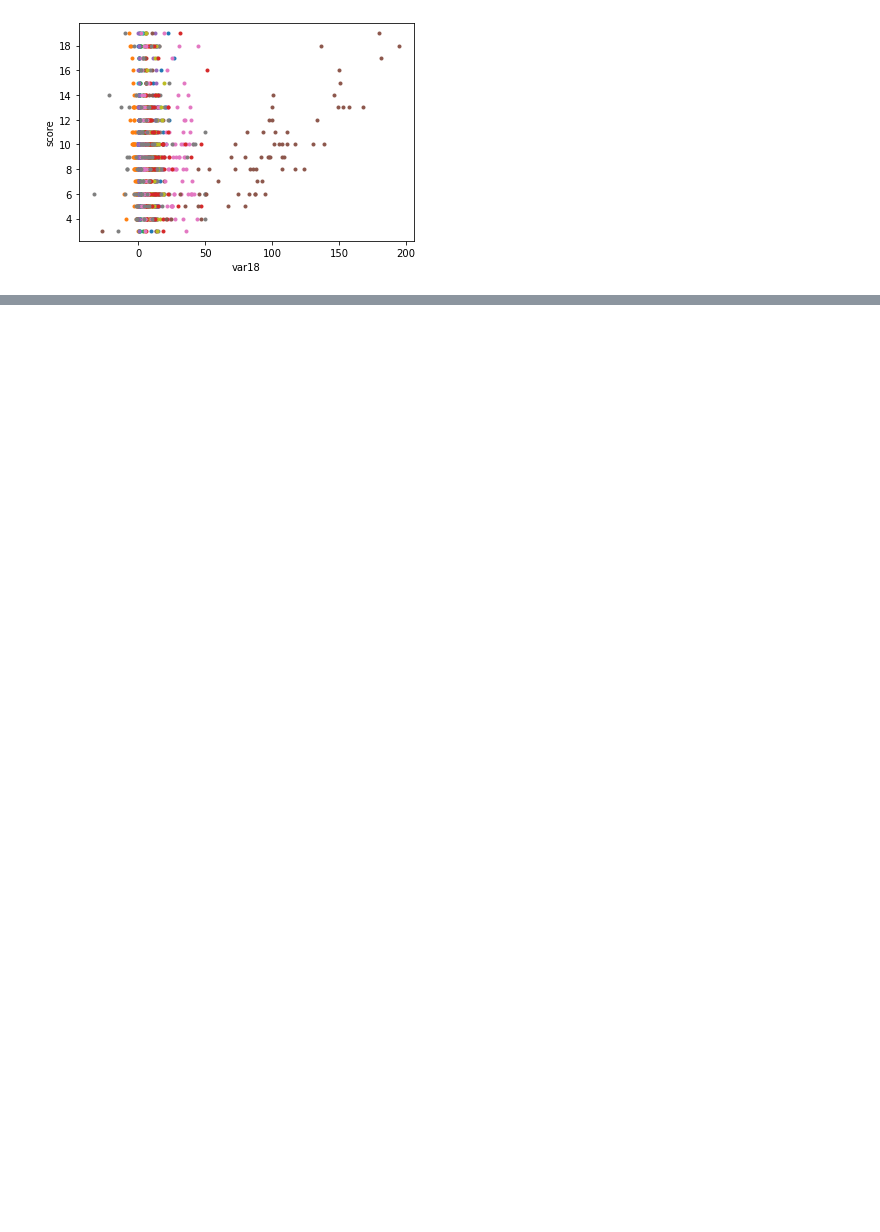
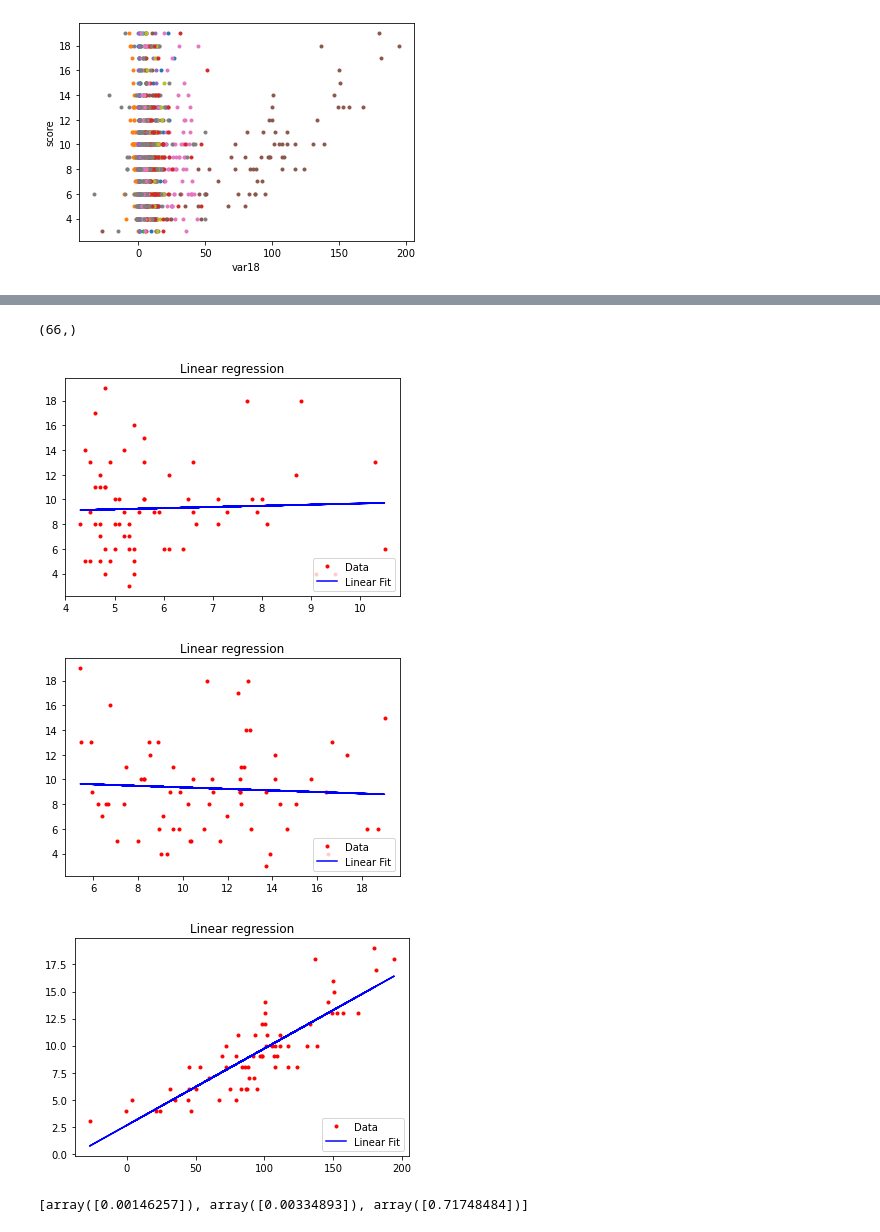
Before and after one commit to abfariah/BE_AML_Linear, a Jupyter notebook: ROBINET_STRANG.ipynb, the cells around one changed output, grey strips where cells are left out. Drawn from its saved outputs; the diff is of its cells as text; code cells hidden in the pictures; blank space fills up the shorter version.

```diff
--- a/ROBINET_STRANG.ipynb
+++ b/ROBINET_STRANG.ipynb
@@ -55,0 +116,47 @@ from sklearn import
+# %%
+Y_mean = np.ones(len(Y))
+mean = sum(Y)/len(Y)
+for i in range(66):
+    Y_mean[i] = mean
+
+Y_mean.shape
+# %% [output]
+(66,)
+# %%
+#QUESTION 1.2.3 : Peut-on enfin dire si on observe une relation significative entre 'score'
+#               et (independament) 'var02', 'var09' ou bien 'var16'. On peut le valider
+#               a l'aide d'un test d'hypothese dont on decrira la procedure.
+
+#### On considère qu'il y a bien corrélation si R**2 > 0,7
+
+from sklearn.linear_model import LinearRegression
+L= [1,8,15]
+MSE = []
+R = []
+for x in L:
+    X2= X[:,x,np.newaxis]
+    lr = LinearRegression()
+
+    lr.fit(X2,Y)
+
+    fig = plt.figure()
+    plt.plot(X2, Y, 'r.')
+    Y_pred = lr.predict(X2)
+    SST = sum((Y-mean)*(Y-mean))
+    SSR = sum((Y_pred-mean)*(Y_pred-mean))
+    erreur = Y_pred - Y
+    mse = np.mean(erreur*erreur)
+    MSE += [mse]
+    r = SSR/SST
+    R+= [r]
+    plt.plot(X2, Y_pred, 'b-')
+    plt.legend(('Data', 'Linear Fit'), loc='lower right')
+    plt.title('Linear regression')
+    plt.show()
+
+print (R)
+# %% [output]
+[figure, added]
+[figure, added]
+[figure, added]
+[array([0.00146257]), array([0.00334893]), array([0.71748484])]
```
Also changed, not shown: parts of 12 cells of this notebook.
